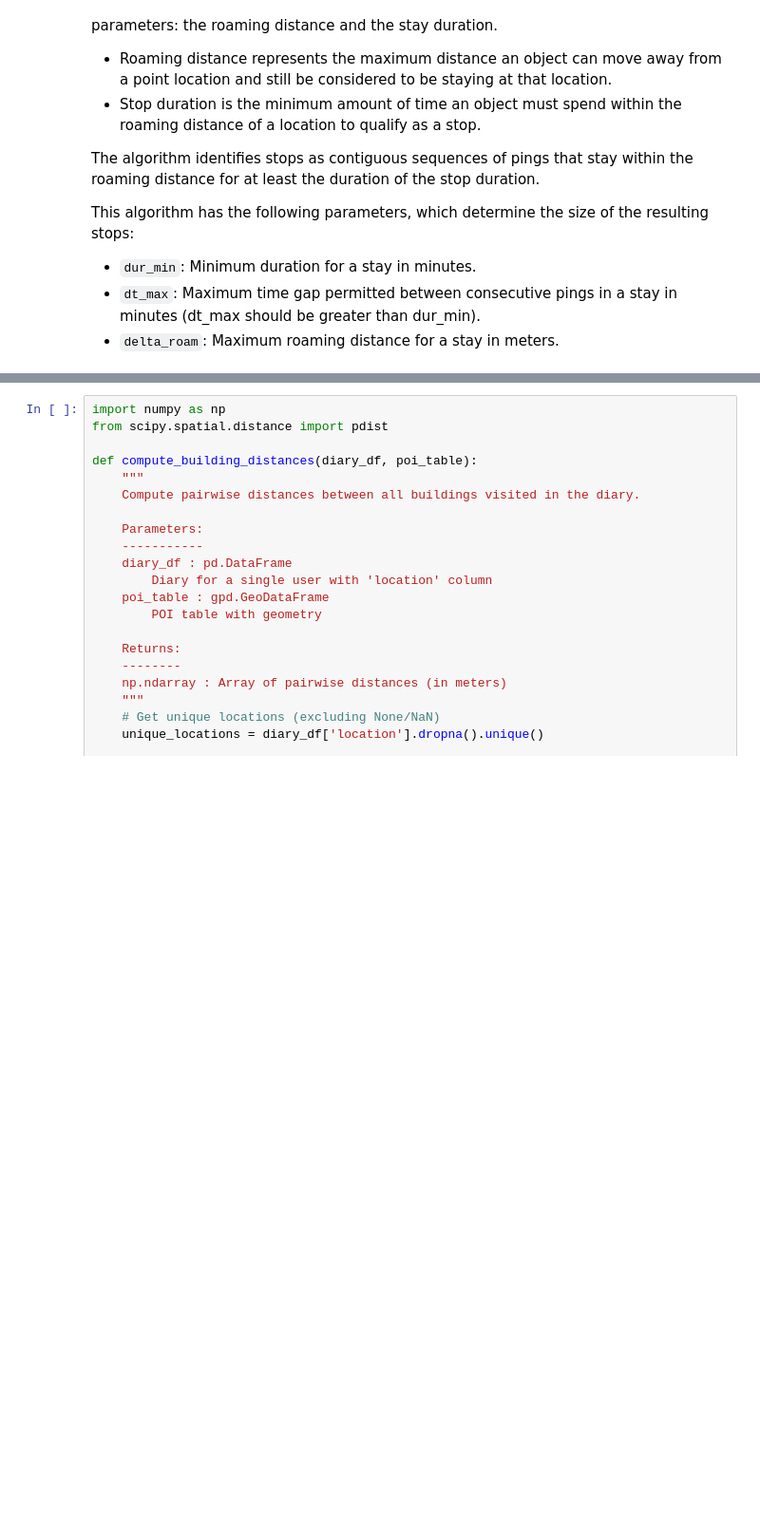
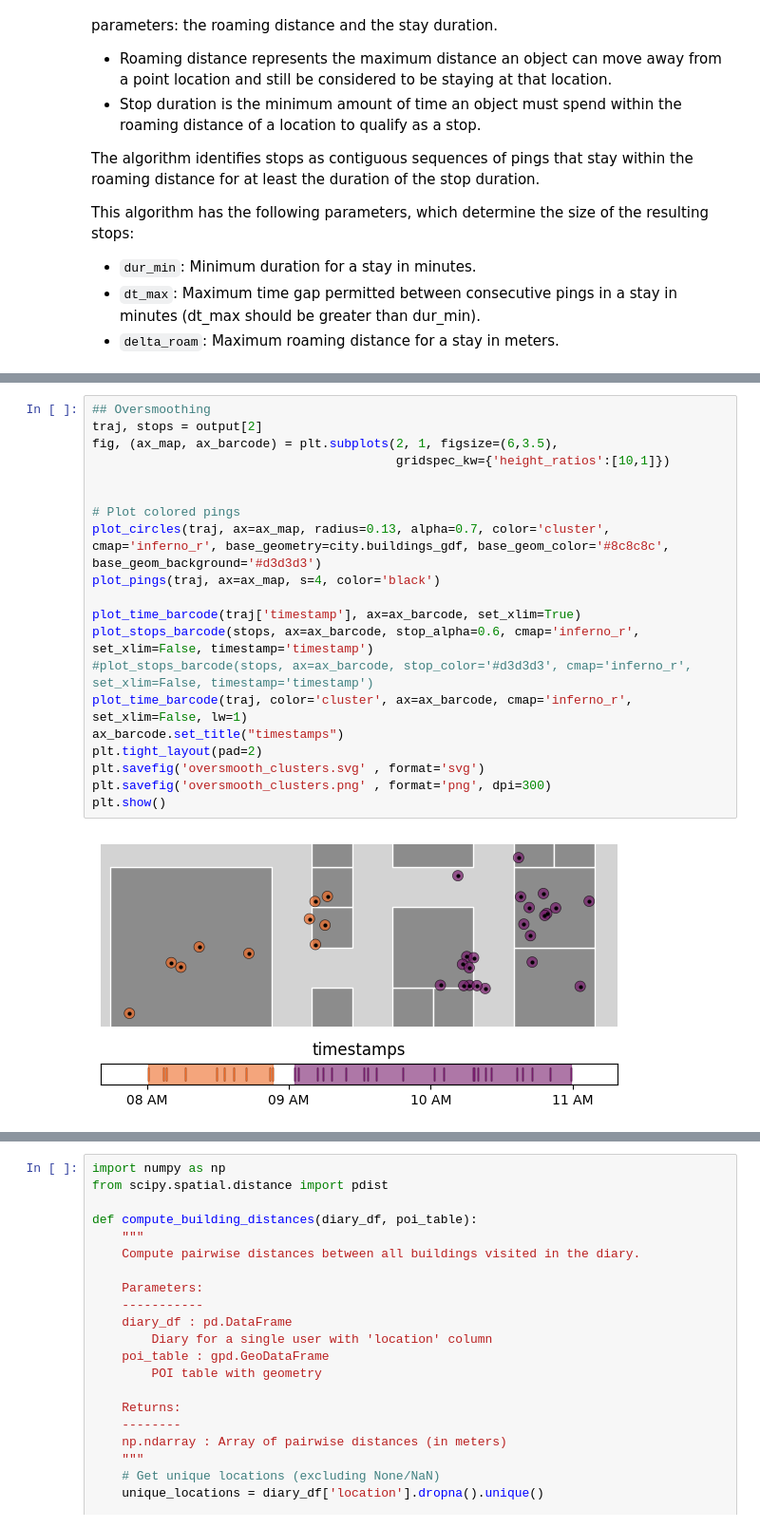
Before and after one commit to Watts-Lab/nomad, a Jupyter notebook: examples/research/robustness-of-algorithms/lachesis_examples_hdbscan_paper.ipynb, the cells around one changed output, grey strips where cells are left out. Shown at 95% size. Drawn from its saved outputs; the diff is of its cells as text; blank space fills up the shorter version.

```diff
--- a/examples/research/robustness-of-algorithms/lachesis_examples_hdbscan_paper.ipynb
+++ b/examples/research/robustness-of-algorithms/lachesis_examples_hdbscan_paper.ipynb
@@ -88,0 +237,22 @@ Charlie.sample_trajectory(beta_start=None,
+# %%
+## Oversmoothing
+traj, stops = output[2]
+fig, (ax_map, ax_barcode) = plt.subplots(2, 1, figsize=(6,3.5),
+                                         gridspec_kw={'height_ratios':[10,1]})
+
+
+# Plot colored pings
+plot_circles(traj, ax=ax_map, radius=0.13, alpha=0.7, color='cluster', cmap='inferno_r', base_geometry=city.buildings_gdf, base_geom_color='#8c8c8c', base_geom_background='#d3d3d3')
+plot_pings(traj, ax=ax_map, s=4, color='black')
+
+plot_time_barcode(traj['timestamp'], ax=ax_barcode, set_xlim=True)
+plot_stops_barcode(stops, ax=ax_barcode, stop_alpha=0.6, cmap='inferno_r', set_xlim=False, timestamp='timestamp')
+#plot_stops_barcode(stops, ax=ax_barcode, stop_color='#d3d3d3', cmap='inferno_r', set_xlim=False, timestamp='timestamp')
+plot_time_barcode(traj, color='cluster', ax=ax_barcode, cmap='inferno_r', set_xlim=False, lw=1)
+ax_barcode.set_title("timestamps")
+plt.tight_layout(pad=2)
+plt.savefig('oversmooth_clusters.svg' , format='svg')
+plt.savefig('oversmooth_clusters.png' , format='png', dpi=300)
+plt.show()
+# %% [output]
+[figure, added]
```
Also changed, not shown: parts of 22 cells of this notebook, 8 other files.
